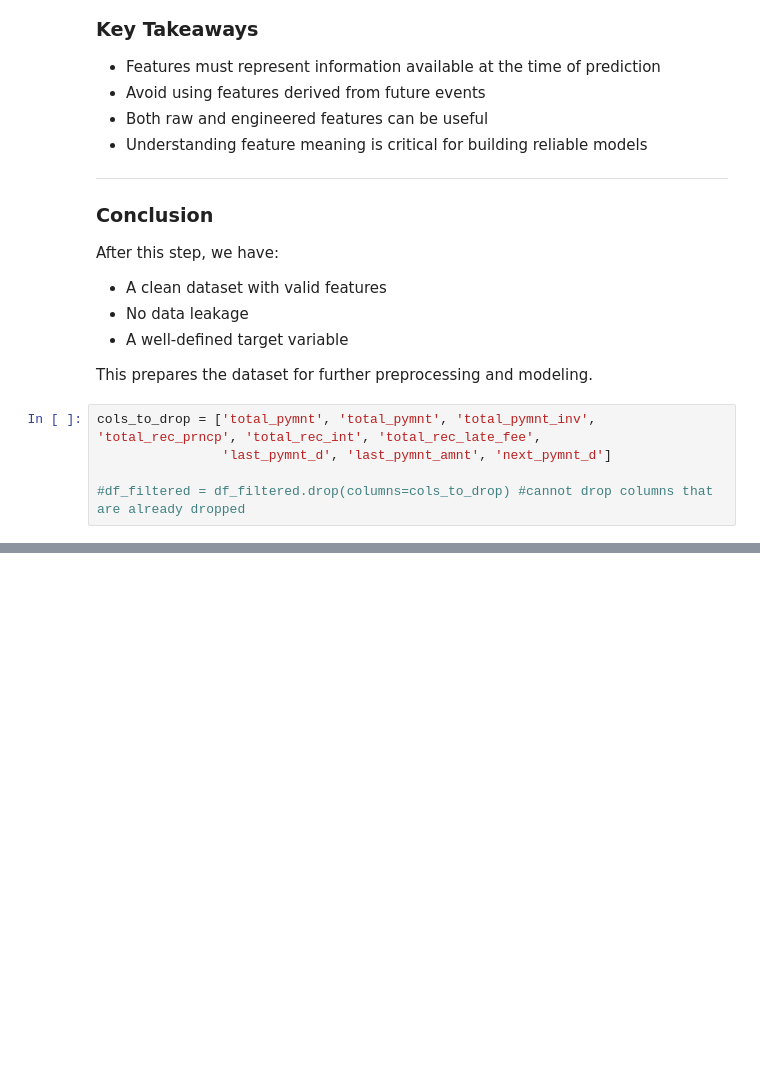
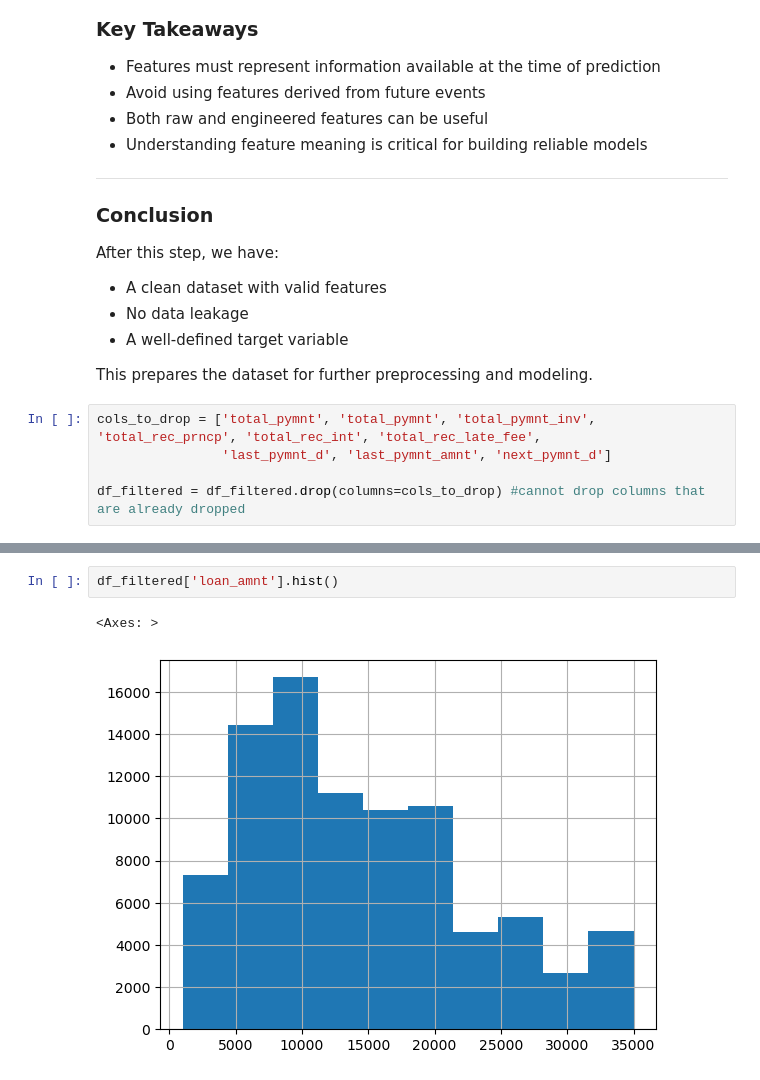
Before and after one commit to Rujuta-133/fintech-risk-scoring, a Jupyter notebook: notebooks/01_data_overview.ipynb, the cells around one changed output, grey strips where cells are left out. Saved outputs shown, nothing was run; the diff lists cells and outputs as text; blank space fills up the shorter version.

Commit message:
Performed EDA on loan_amnt and analyzed distribution and outliers

```diff
--- a/notebooks/01_data_overview.ipynb
+++ b/notebooks/01_data_overview.ipynb
@@ -190,6 +312,6 @@ This prepares the dataset for further preprocessing and modeling.
 cols_to_drop = ['total_pymnt', 'total_pymnt', 'total_pymnt_inv', 'total_rec_prncp', 'total_rec_int', 'total_rec_late_fee',
                 'last_pymnt_d', 'last_pymnt_amnt', 'next_pymnt_d']
 
-#df_filtered = df_filtered.drop(columns=cols_to_drop) #cannot drop columns that are already dropped
+df_filtered = df_filtered.drop(columns=cols_to_drop) #cannot drop columns that are already dropped
 # %%
 df_filtered.columns
@@ -195,0 +327,5 @@ df_filtered.columns
+# %%
+df_filtered['loan_amnt'].hist()
+# %% [output]
+<Axes: >
+[figure, added]
```
Also changed, not shown: parts of 13 cells of this notebook.
